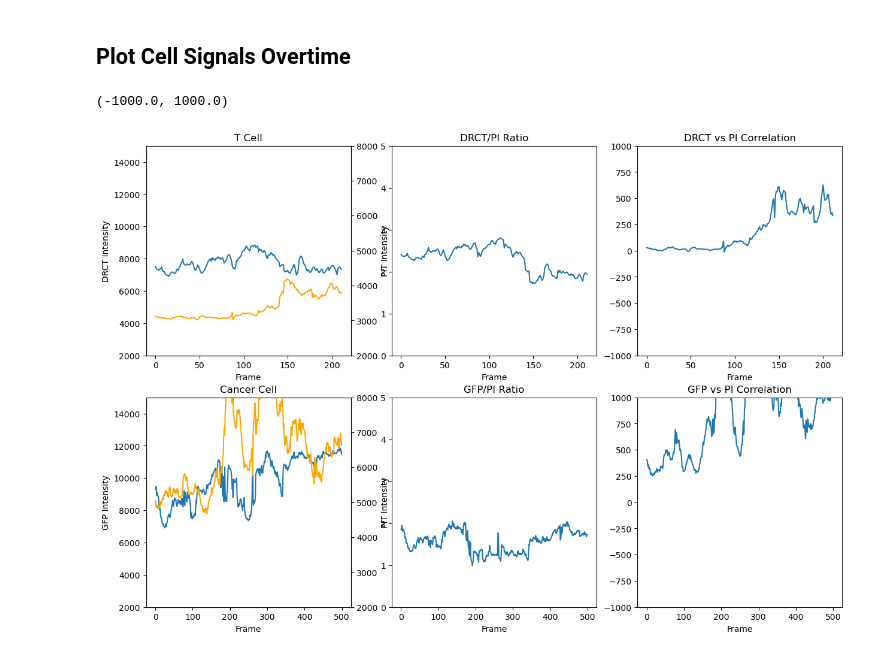
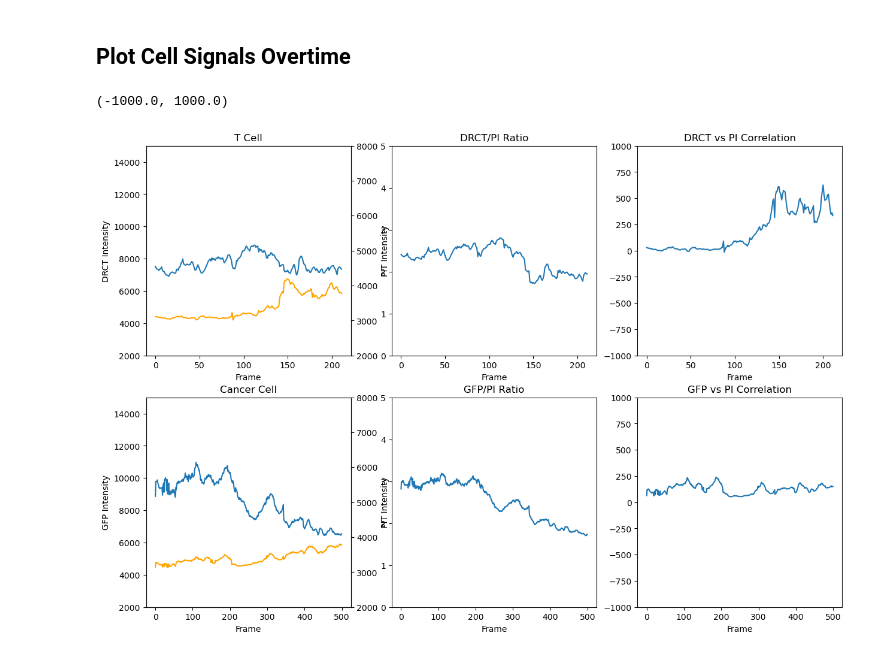
Before and after one commit to bpi-oxford/Cytotoxicity-Pipeline, a Jupyter notebook: notebooks/example_5.ipynb, the cells around one changed output. Drawn from its saved outputs; the diff is of its cells as text; code cells hidden in the pictures.

Commit message:
plot update

```diff
--- a/notebooks/example_5.ipynb
+++ b/notebooks/example_5.ipynb
@@ -330,7 +330,7 @@ single_tcell_df = tracks_df_filtered_tcell.loc[tracks_df_filtered_tcell["track_i
 single_tcell_df = single_tcell_df.sort_values(by=["frame"])
 
 # isolate one cell
-TRACK_ID_CANCER = 74
+TRACK_ID_CANCER = 81
 
 single_cancer_df = tracks_df_filtered_cancer.loc[tracks_df_filtered_cancer["track_id"]==TRACK_ID_CANCER]
 single_cancer_df = single_cancer_df.sort_values(by=["frame"])
@@ -351,31 +351,31 @@ axs[1].set_title("DRCT/PI Ratio")
 axs[1].set_xlabel("Frame")
 axs[1].set_ylim([0,5])
 
 axs[2].plot(single_tcell_df["frame"],single_tcell_df["corr_mean"]-(2**16-1)//2)
 axs[2].set_title("DRCT vs PI Correlation")
 axs[2].set_xlabel("Frame")
 axs[2].set_ylim([-1000,1000])
 
 # cancer signal
 axs[3].plot(single_cancer_df["frame"],single_cancer_df["mean"],label="GFP")
 axs_ = axs[3].twinx()
 axs_.plot(single_cancer_df["frame"],single_cancer_df["pi_mean"],label="PI",color="orange")
 axs[3].set_title("Cancer Cell")
 axs[3].set_xlabel("Frame")
 axs[3].set_ylabel("GFP Intensity")
 axs[3].set_ylim([2000,15000])
 axs_.set_ylabel("PIT Intensity")
 axs_.set_ylim([2000,8000])
 
 axs[4].plot(single_cancer_df["frame"],single_cancer_df["mean"]/single_cancer_df["pi_mean"])
 axs[4].set_title("GFP/PI Ratio")
 axs[4].set_xlabel("Frame")
 axs[4].set_ylim([0,5])
 
 axs[5].plot(single_cancer_df["frame"],single_cancer_df["corr_mean"]-(2**16-1)//2)
 axs[5].set_title("GFP vs PI Correlation")
 axs[5].set_xlabel("Frame")
 axs[5].set_ylim([-1000,1000])
 # %% [output]
 (-1000.0, 1000.0)
-[figure, old version]
+[figure, new version]
```
Also changed, not shown: parts of 1 cell of this notebook, 1 other file.
